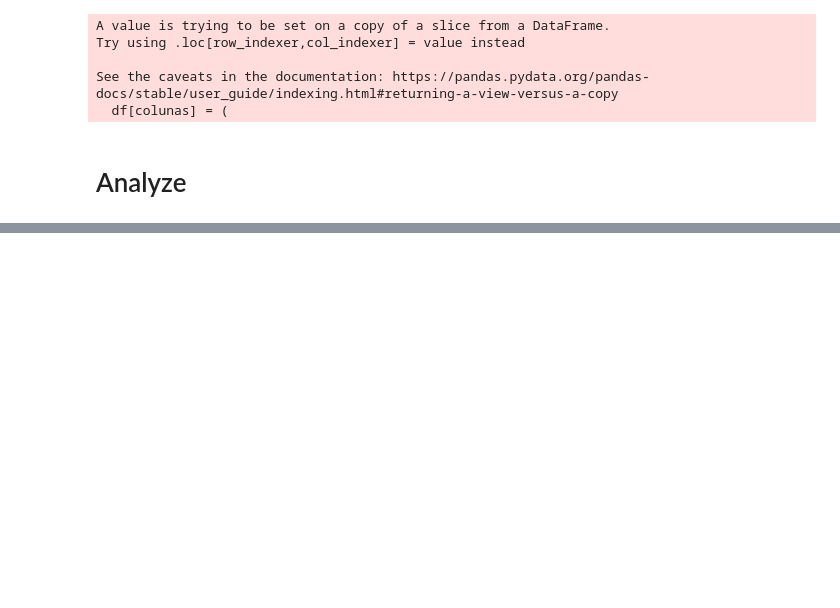
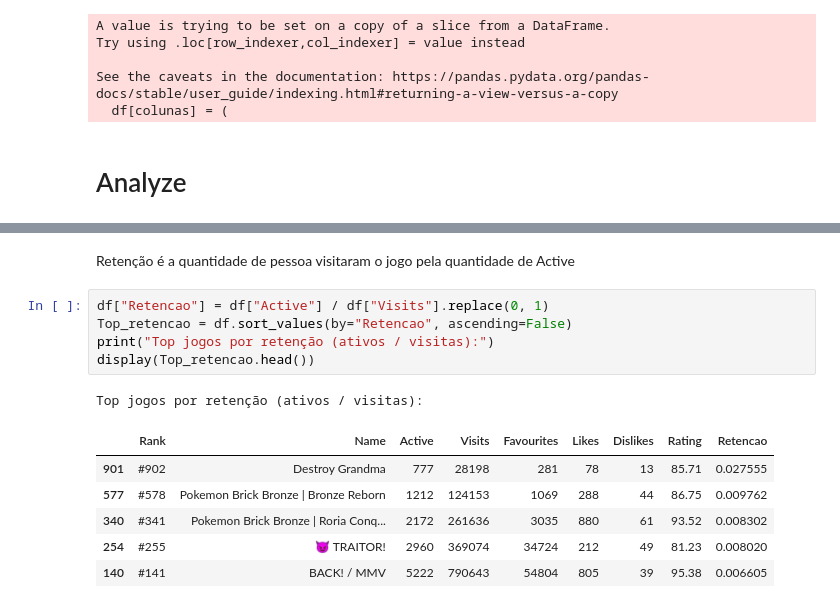
Before and after one commit to brieueu/Roblox_data, a Jupyter notebook: Roblox.ipynb, the cells around one changed output, grey strips where cells are left out. Cells and saved outputs as stored; diff of their text form; blank space fills up the shorter version.

```diff
--- a/Roblox.ipynb
+++ b/Roblox.ipynb
@@ -98,0 +168,15 @@ See the caveats in the documentation: https://pandas.pydata.org/pandas-docs/stab
+# %% [markdown]
+Retenção é a quantidade de pessoa visitaram o jogo pela quantidade de Active
+# %%
+df["Retencao"] = df["Active"] / df["Visits"].replace(0, 1)
+Top_retencao = df.sort_values(by="Retencao", ascending=False)
+print("Top jogos por retenção (ativos / visitas):")
+display(Top_retencao.head())
+# %% [output]
+Top jogos por retenção (ativos / visitas):
+|  | Rank | Name | Active | Visits | Favourites | Likes | Dislikes | Rating | Retencao |
+| 901 | #902 | Destroy Grandma | 777 | 28198 | 281 | 78 | 13 | 85.71 | 0.027555 |
+| 577 | #578 | Pokemon Brick Bronze | Bronze Reborn | 1212 | 124153 | 1069 | 288 | 44 | 86.75 | 0.009762 |
+| 340 | #341 | Pokemon Brick Bronze | Roria Conq... | 2172 | 261636 | 3035 | 880 | 61 | 93.52 | 0.008302 |
+| 254 | #255 | 😈 TRAITOR! | 2960 | 369074 | 34724 | 212 | 49 | 81.23 | 0.008020 |
+| 140 | #141 | BACK! / MMV | 5222 | 790643 | 54804 | 805 | 39 | 95.38 | 0.006605 |
```
Also changed, not shown: parts of 6 cells of this notebook.
